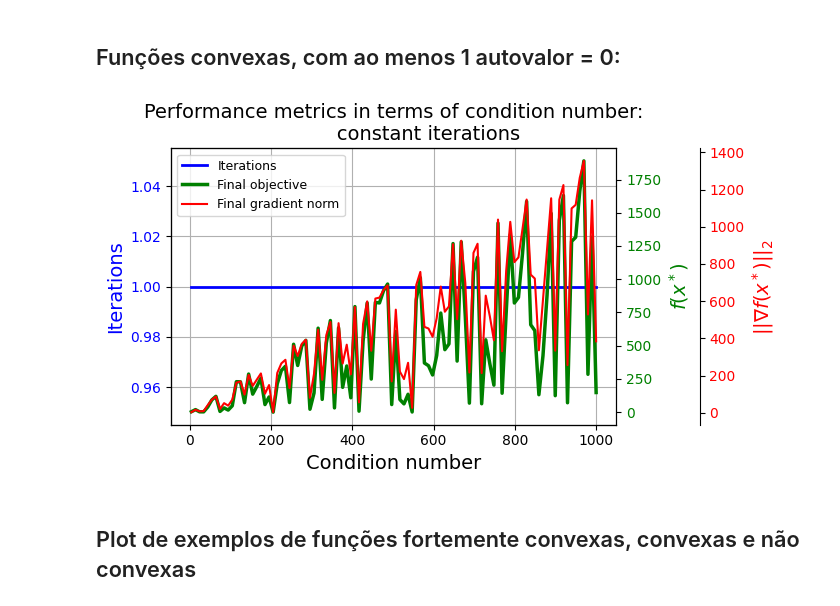
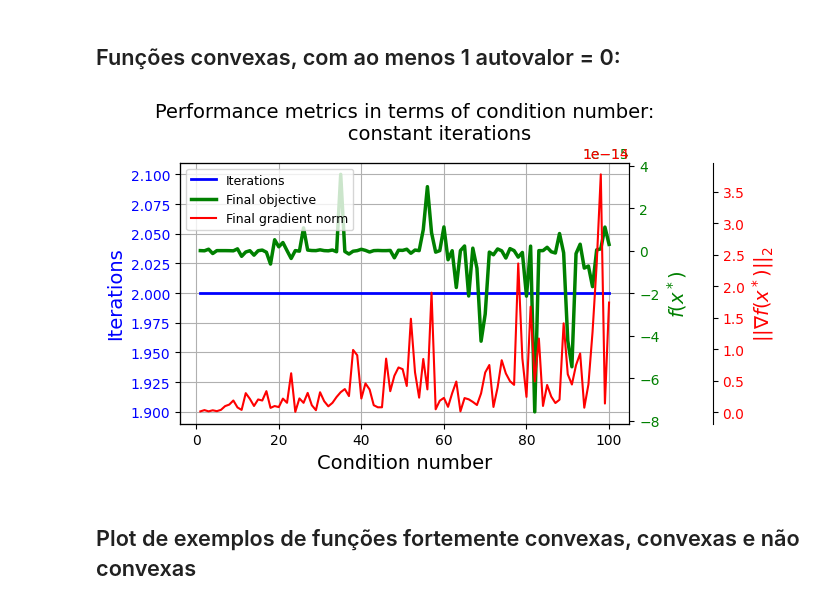
Before and after one commit to arthurkenzo/MO431_Tarefas, a Jupyter notebook: la2ml_tarefa_3.ipynb, the cells around one changed output. Saved outputs shown, nothing was run; the diff lists cells and outputs as text; code cells hidden in the pictures.

```diff
--- a/la2ml_tarefa_3.ipynb
+++ b/la2ml_tarefa_3.ipynb
@@ -35,15 +41,25 @@ def QuadraticGradient(x, Q, b):
     return Q @ x + b
 
 def GeneratePSDMatrix(positiveEigValue:int=1):
-    # Step 1: Choose non-negative eigenvalues
+
+    # Defining non-negative eigenvalues
     eigenvalues = np.array([positiveEigValue, 0])
 
-    # Step 2: Generate a random orthonormal eigenvector matrix
+    # Generate a set of orthogonal vectors from the columns of an orthogonal matrix
     Q, R = np.linalg.qr(np.random.randn(2, 2), mode='complete')
 
-    # Step 3: Compute Q = V Λ V^T
+    # Recreate a matrix from the eigenvalues and orthogonal vectors.
     Q = Q @ np.diag(eigenvalues) @ Q.T
     return Q
+
+def GenerateMatrixFromEigValue(eigValues:np.ndarray):
+
+    # Generate a set of orthogonal vectors from the columns of an orthogonal matrix
+    Q, R = np.linalg.qr(np.random.randn(2, 2), mode='complete')
+
+    # Recreate a matrix from the eigenvalues and orthogonal vectors.
+    Q = Q @ np.diag(eigValues) @ Q.T
+    return Q
 # %% [markdown]
 ## Funções fortemente convexas
 
@@ -59,8 +75,7 @@ iterations = []
 maxEigs = []
 
 gradientNormStop = 1e-3
-maxSteps = 10000
-# initialPoint = np.random.random_sample(2)
+maxSteps = 100
 initialPoint = np.array([1,1])
 useGradientStop = False
 
@@ -87,7 +102,7 @@ for q11 in range(4, 4+samples):
     objectiveValue = objective(point, Q, b, c)
 
     iter = 1
-    while iter < maxSteps and (gradientNorm > gradientNormStop and useGradientStop):
+    while iter < maxSteps or (gradientNorm > gradientNormStop and useGradientStop):
 
         point = point - stepSize*gradient
         gradient = objectiveGradient(point, Q, b)
@@ -148,16 +251,16 @@ finalObjectiveValues = []
 iterations = []
 maxEigs = []
 
-gradientNormStop = 1e-3
-maxSteps = 10000
+gradientNormStop = 1e-5
+maxSteps = 1000
 # initialPoint = np.random.random_sample(2)
 initialPoint = np.array([1,1])
-useGradientStop = False
+useGradientStop = True
 
-for positiveEigValue in np.linspace(4, 1000, samples):
+for positiveEigValue in [i for i in range(1, 1+samples)]:
 
     # Preparando função fortemente convexa
-    Q = GeneratePSDMatrix(positiveEigValue)
+    Q = GenerateMatrixFromEigValue([positiveEigValue, 0])
     b = np.array([0,0])
     c = 0
     objective = QuadraticFunction
@@ -194,38 +297,38 @@ for positiveEigValue in np.linspace(4, 1000, samples):
 fig, ax1 = plt.subplots(figsize=(7, 4))
 
 # Plot the first curve
-ax1.plot(conditionNumbers, [i for i in iterations], label='Iterations', color='blue', linewidth=2)
+ax1.plot(conditionNumbers, iterations, label='Iterations', color='blue', linewidth=2)
 ax1.set_xlabel('Condition number', fontsize=14)
 ax1.set_ylabel('Iterations', fontsize=14, color='blue')
 ax1.tick_params(axis='y', labelcolor='blue')
 
 # Create a second y-axis
 ax2 = ax1.twinx()
 ax2.plot(conditionNumbers, finalObjectiveValues, label='Final objective', color='green', linewidth=2.5)
 ax2.set_ylabel('$f(x^*)$', fontsize=14, color='green')
 ax2.tick_params(axis='y', labelcolor='green')
 
 # Create a third y-axis
 ax3 = ax1.twinx()
 ax3.spines['right'].set_position(('outward', 60))  # Offset the third axis
 ax3.plot(conditionNumbers, finalGradientNorms, label='Final gradient norm', color='red', linewidth=1.5)
 ax3.set_ylabel('$|| \\nabla f(x^*) ||_2$', fontsize=14, color='red')
 ax3.tick_params(axis='y', labelcolor='red')
 
 # Add a title and grid
 plt.title('Performance metrics in terms of condition number:\n \
           constant iterations', fontsize=14)
 ax1.grid(True)
 
 # Add a legend
 lines = ax1.get_lines() + ax2.get_lines() + ax3.get_lines()
 labels = [line.get_label() for line in lines]
 plt.legend(lines, labels, fontsize=9, loc='upper left')
 
 # Display the plot
 plt.tight_layout()
 plt.show()
 # %% [output]
-[figure, old version]
+[figure, new version]
 # %% [markdown]
 ## Plot de exemplos de funções fortemente convexas, convexas e não convexas
```
Also changed, not shown: parts of 16 cells of this notebook, 1 other file.
